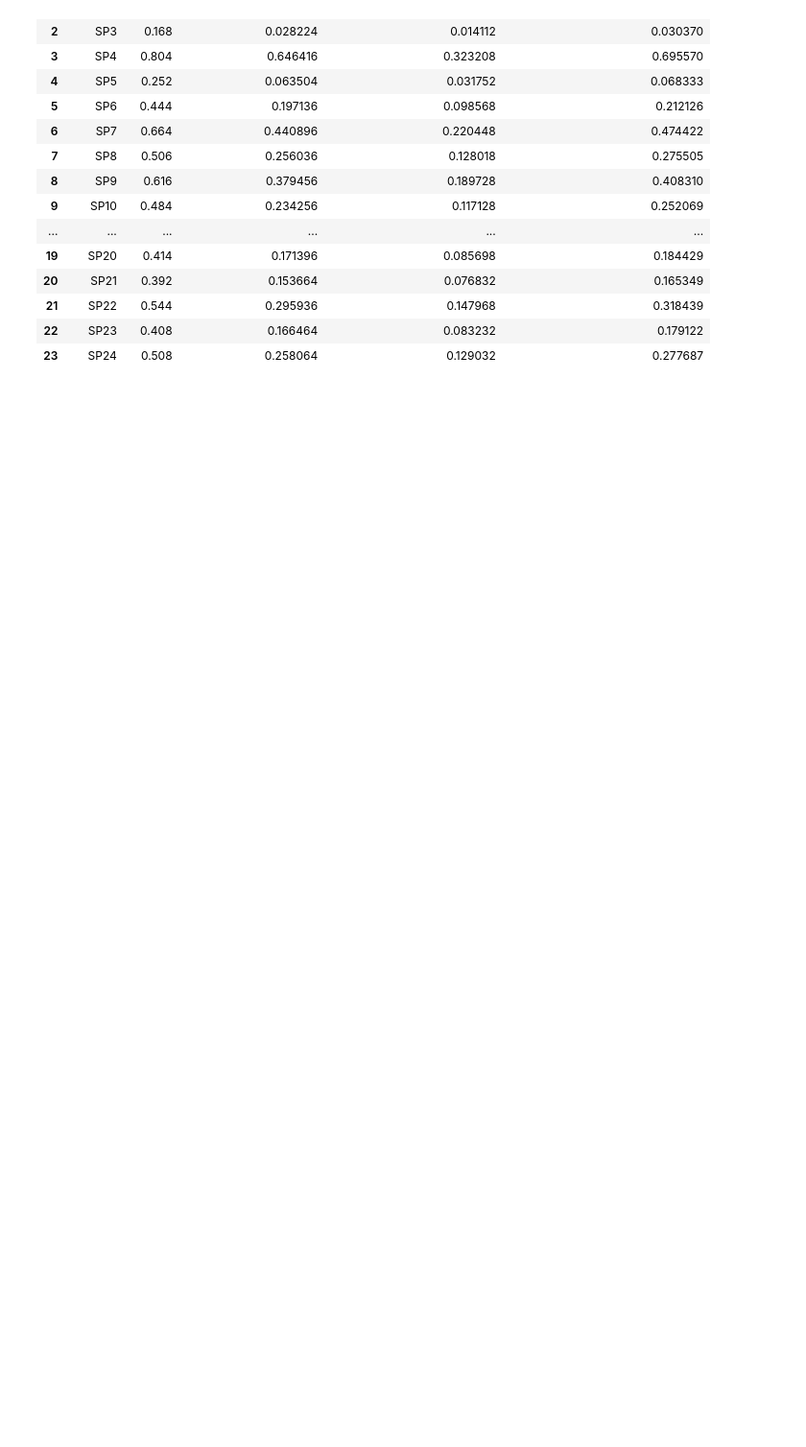
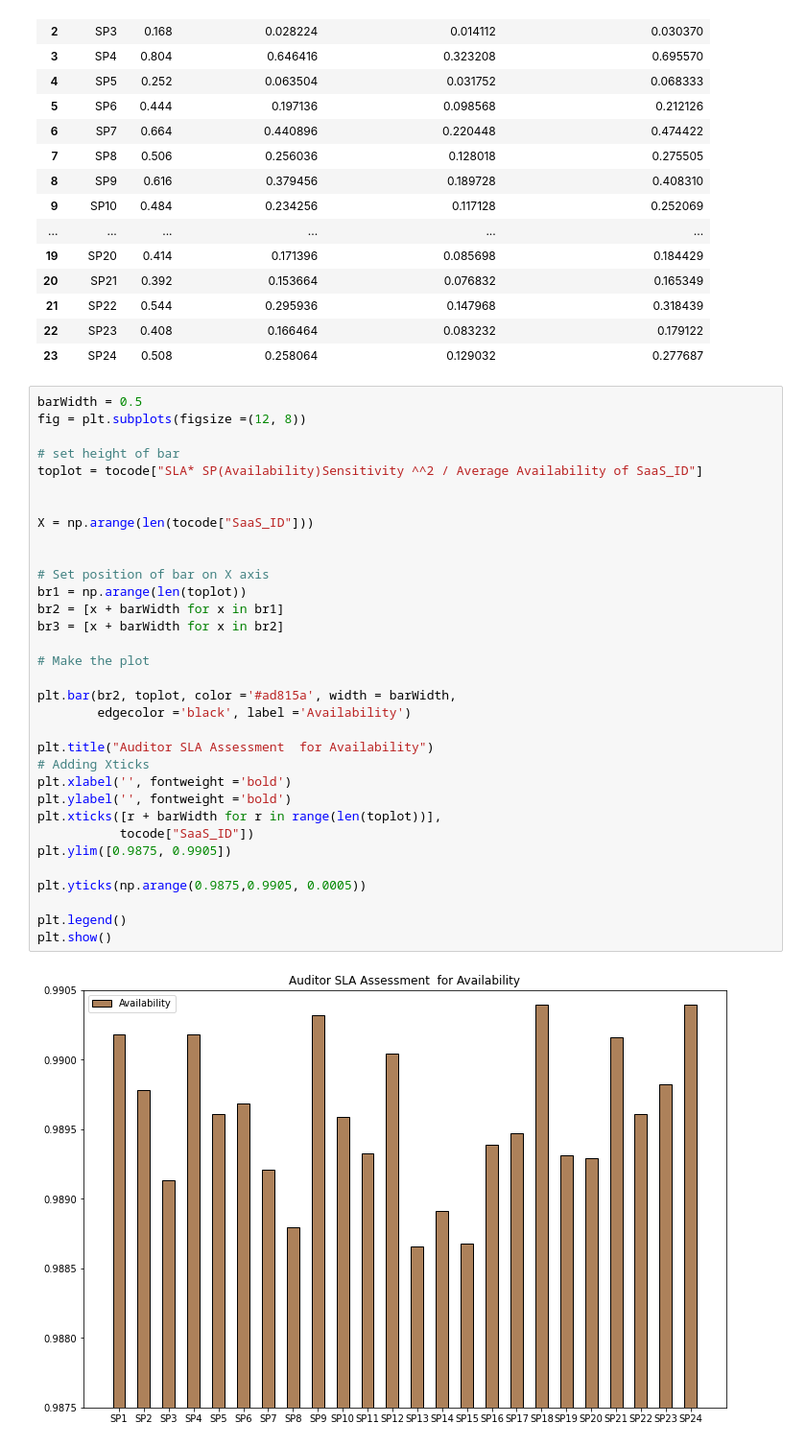
Before and after one commit to lokesh31333/Python, a Jupyter notebook: y.ipynb, the cells around one changed output. Shown: that part at 96% size. Drawn from its saved outputs; the diff is of its cells as text; blank space fills up the shorter version.

```diff
--- a/y.ipynb
+++ b/y.ipynb
@@ -162,3 +165,38 @@ Cost_table
 | 21 | SP22 | 0.544 | 0.295936 | 0.147968 | 0.318439 |
 | 22 | SP23 | 0.408 | 0.166464 | 0.083232 | 0.179122 |
 | 23 | SP24 | 0.508 | 0.258064 | 0.129032 | 0.277687 |
+# %%
+barWidth = 0.5
+fig = plt.subplots(figsize =(12, 8))
+
+# set height of bar
+toplot = tocode["SLA* SP(Availability)Sensitivity ^^2 / Average Availability of SaaS_ID"]
+
+
+X = np.arange(len(tocode["SaaS_ID"]))
+
+
+# Set position of bar on X axis
+br1 = np.arange(len(toplot))
+br2 = [x + barWidth for x in br1]
+br3 = [x + barWidth for x in br2]
+
+# Make the plot
+
+plt.bar(br2, toplot, color ='#ad815a', width = barWidth,
+        edgecolor ='black', label ='Availability')
+
+plt.title("Auditor SLA Assessment  for Availability")
+# Adding Xticks
+plt.xlabel('', fontweight ='bold')
+plt.ylabel('', fontweight ='bold')
+plt.xticks([r + barWidth for r in range(len(toplot))],
+           tocode["SaaS_ID"])
+plt.ylim([0.9875, 0.9905])
+
+plt.yticks(np.arange(0.9875,0.9905, 0.0005))
+
+plt.legend()
+plt.show()
+# %% [output]
+[figure, added]
```
Also changed, not shown: parts of 3 cells of this notebook.
